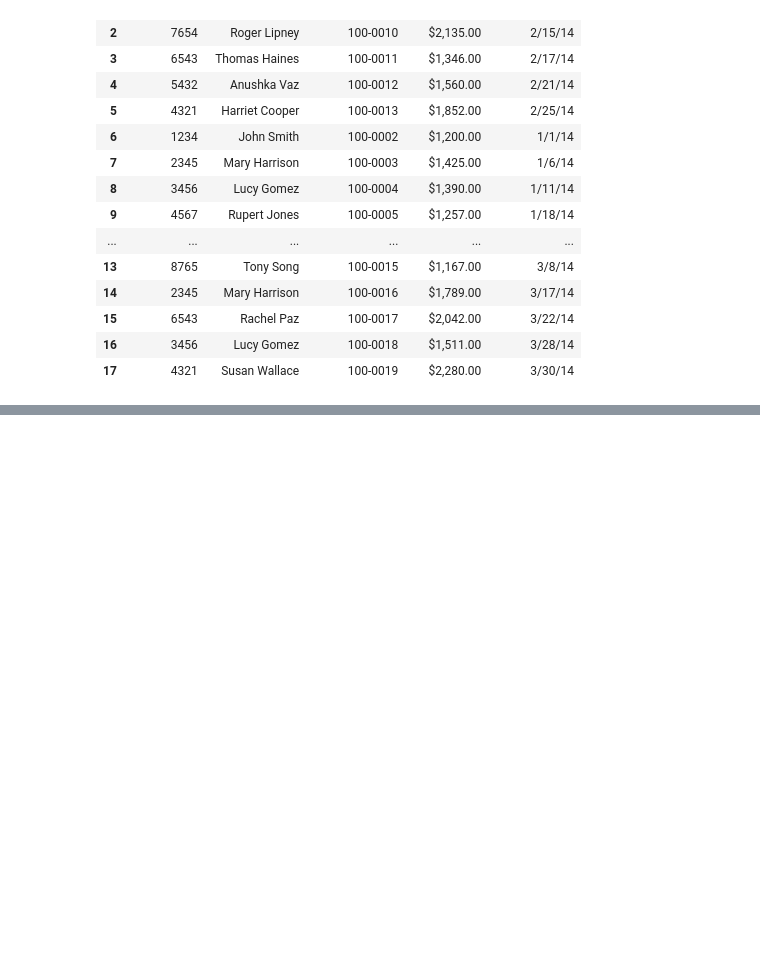
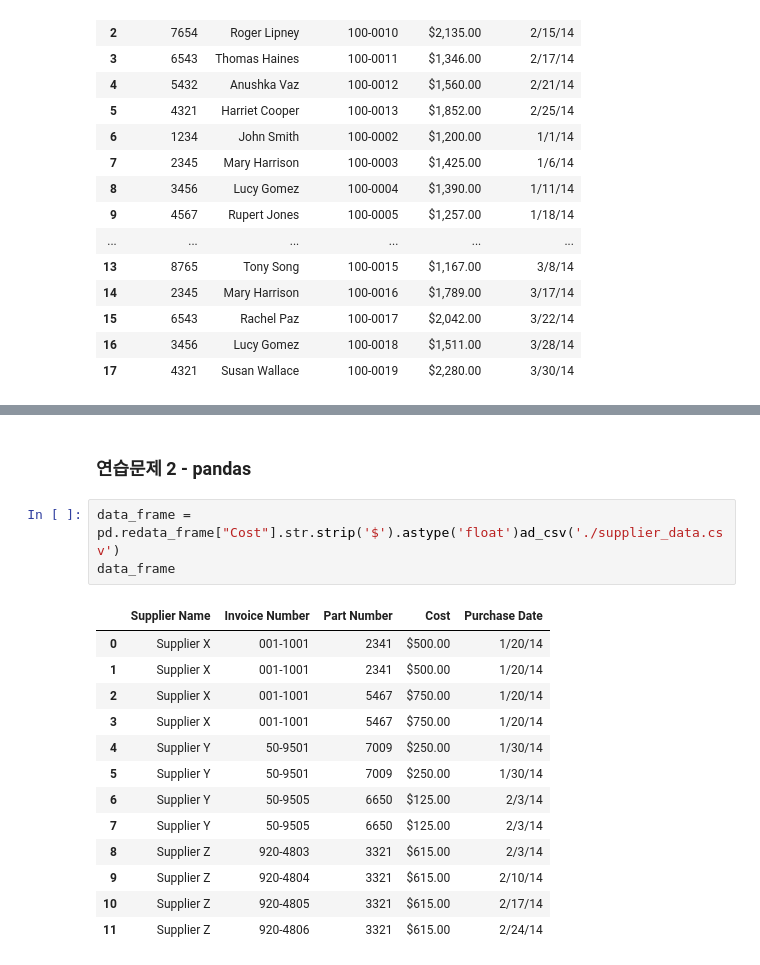
Before and after one commit to wayhome25/analytics-with-python, a Jupyter notebook: chapter_02/ch2_practice.ipynb, the cells around one changed output, grey strips where cells are left out. Drawn from its saved outputs; the diff is of its cells as text; blank space fills up the shorter version.

Commit message:
연습문제 판다스 풀이 추가

```diff
--- a/chapter_02/ch2_practice.ipynb
+++ b/chapter_02/ch2_practice.ipynb
@@ -216,0 +265,19 @@ data_frame_concat
+# %% [markdown]
+### 연습문제 2 - pandas
+# %%
+data_frame = pd.redata_frame["Cost"].str.strip('$').astype('float')ad_csv('./supplier_data.csv')
+data_frame
+# %% [output]
+|  | Supplier Name | Invoice Number | Part Number | Cost | Purchase Date |
+| 0 | Supplier X | 001-1001 | 2341 | $500.00 | 1/20/14 |
+| 1 | Supplier X | 001-1001 | 2341 | $500.00 | 1/20/14 |
+| 2 | Supplier X | 001-1001 | 5467 | $750.00 | 1/20/14 |
+| 3 | Supplier X | 001-1001 | 5467 | $750.00 | 1/20/14 |
+| 4 | Supplier Y | 50-9501 | 7009 | $250.00 | 1/30/14 |
+| 5 | Supplier Y | 50-9501 | 7009 | $250.00 | 1/30/14 |
+| 6 | Supplier Y | 50-9505 | 6650 | $125.00 | 2/3/14 |
+| 7 | Supplier Y | 50-9505 | 6650 | $125.00 | 2/3/14 |
+| 8 | Supplier Z | 920-4803 | 3321 | $615.00 | 2/3/14 |
+| 9 | Supplier Z | 920-4804 | 3321 | $615.00 | 2/10/14 |
+| 10 | Supplier Z | 920-4805 | 3321 | $615.00 | 2/17/14 |
+| 11 | Supplier Z | 920-4806 | 3321 | $615.00 | 2/24/14 |
```
Also changed, not shown: parts of 17 cells of this notebook, 2 other files.
